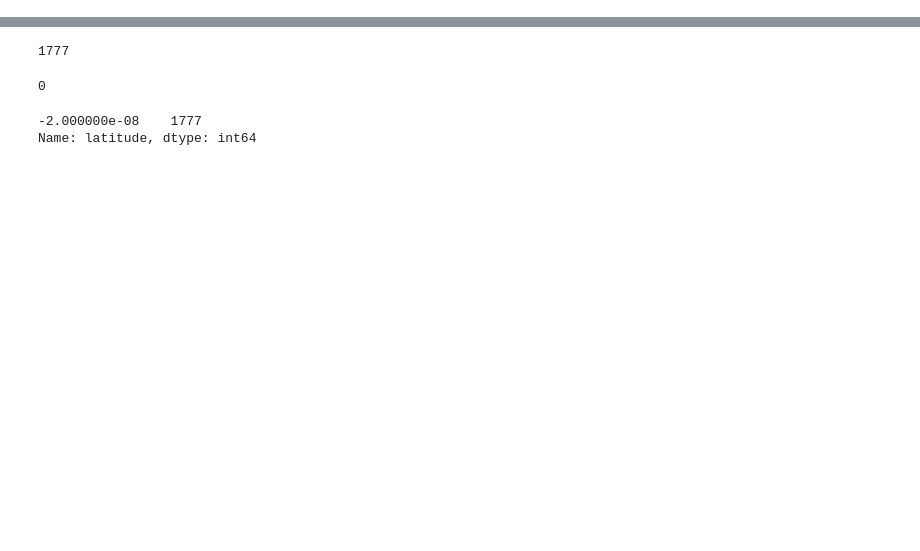
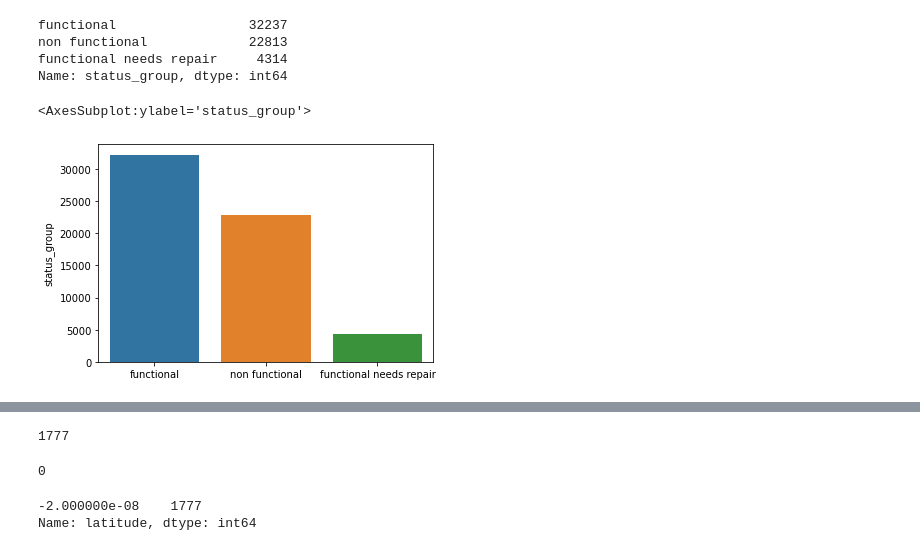
Before and after one commit to NicholasIndorf/TanzanianWaterWells, a Jupyter notebook: notebooks/Nick/Nick.ipynb, the cells around one changed output, grey strips where cells are left out. Cells and saved outputs as stored; diff of their text form; code cells hidden in the pictures; blank space fills up the shorter version.

Commit message:
data cleaning work

```diff
--- a/notebooks/Nick/Nick.ipynb
+++ b/notebooks/Nick/Nick.ipynb
@@ -486,0 +18,11 @@ data['population'].hist(bins=100)
+# %%
+# import well status and data information
+status = pd.read_csv('../../data/status.csv', index_col='id')
+data = pd.read_csv('../../data/data.csv', index_col='id')
+# %%
+# merge both on pump id
+df = pd.merge(status, data, on='id')
+# %%
+# drop duplicates
+df.drop_duplicates(inplace=True)
+df.head()
@@ -486,0 +37,14 @@ data['population'].hist(bins=100)
+# %%
+# status counts
+df['status_group'].value_counts()
+# %% [output]
+functional                 32237
+non functional             22813
+functional needs repair     4314
+Name: status_group, dtype: int64
+# %%
+# visualize
+sns.barplot(x=df['status_group'].value_counts().index, y=df['status_group'].value_counts())
+# %% [output]
+<AxesSubplot:ylabel='status_group'>
+[figure, added]
```
Also changed, not shown: parts of 80 cells of this notebook, 1 other file.
